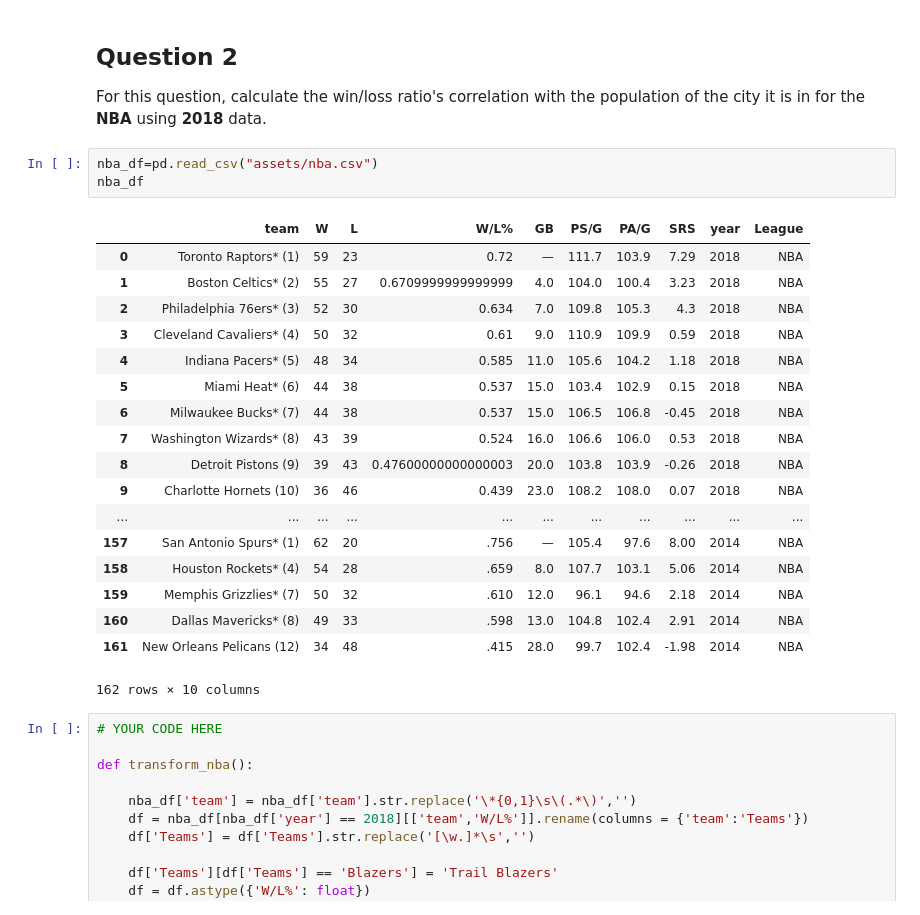
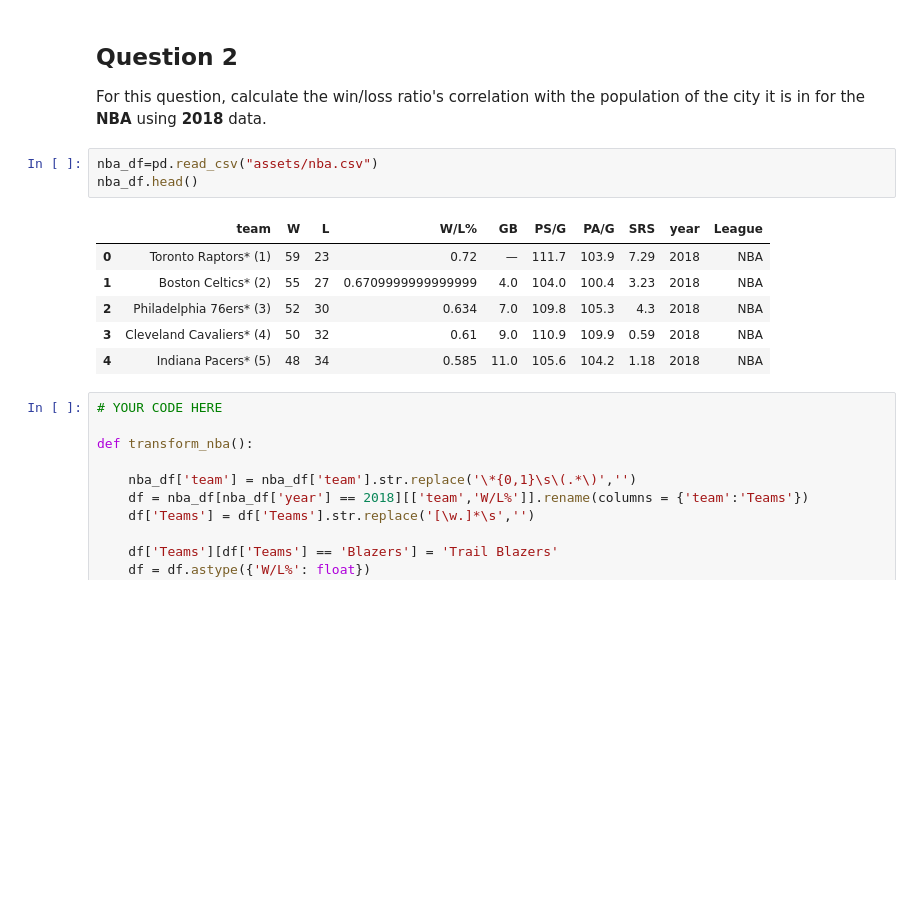
Before and after one commit to eldor-fozilov/applied-data-science-with-python, a Jupyter notebook: Introduction to Data Science with Python/assignments/assignment4/assignment4.ipynb, the cells around one changed output. Cells and saved outputs as stored; diff of their text form; blank space fills up the shorter version.

```diff
--- a/Introduction to Data Science with Python/assignments/assignment4/assignment4.ipynb
+++ b/Introduction to Data Science with Python/assignments/assignment4/assignment4.ipynb
@@ -132,26 +109,14 @@ nhl_correlation()
 For this question, calculate the win/loss ratio's correlation with the population of the city it is in for the **NBA** using **2018** data.
 # %%
 nba_df=pd.read_csv("assets/nba.csv")
-nba_df
+nba_df.head()
 # %% [output]
 |  | team | W | L | W/L% | GB | PS/G | PA/G | SRS | year | League |
 | 0 | Toronto Raptors* (1) | 59 | 23 | 0.72 | — | 111.7 | 103.9 | 7.29 | 2018 | NBA |
 | 1 | Boston Celtics* (2) | 55 | 27 | 0.6709999999999999 | 4.0 | 104.0 | 100.4 | 3.23 | 2018 | NBA |
 | 2 | Philadelphia 76ers* (3) | 52 | 30 | 0.634 | 7.0 | 109.8 | 105.3 | 4.3 | 2018 | NBA |
 | 3 | Cleveland Cavaliers* (4) | 50 | 32 | 0.61 | 9.0 | 110.9 | 109.9 | 0.59 | 2018 | NBA |
 | 4 | Indiana Pacers* (5) | 48 | 34 | 0.585 | 11.0 | 105.6 | 104.2 | 1.18 | 2018 | NBA |
-| 5 | Miami Heat* (6) | 44 | 38 | 0.537 | 15.0 | 103.4 | 102.9 | 0.15 | 2018 | NBA |
-| 6 | Milwaukee Bucks* (7) | 44 | 38 | 0.537 | 15.0 | 106.5 | 106.8 | -0.45 | 2018 | NBA |
-| 7 | Washington Wizards* (8) | 43 | 39 | 0.524 | 16.0 | 106.6 | 106.0 | 0.53 | 2018 | NBA |
-| 8 | Detroit Pistons (9) | 39 | 43 | 0.47600000000000003 | 20.0 | 103.8 | 103.9 | -0.26 | 2018 | NBA |
-| 9 | Charlotte Hornets (10) | 36 | 46 | 0.439 | 23.0 | 108.2 | 108.0 | 0.07 | 2018 | NBA |
-| ... | ... | ... | ... | ... | ... | ... | ... | ... | ... | ... |
-| 157 | San Antonio Spurs* (1) | 62 | 20 | .756 | — | 105.4 | 97.6 | 8.00 | 2014 | NBA |
-| 158 | Houston Rockets* (4) | 54 | 28 | .659 | 8.0 | 107.7 | 103.1 | 5.06 | 2014 | NBA |
-| 159 | Memphis Grizzlies* (7) | 50 | 32 | .610 | 12.0 | 96.1 | 94.6 | 2.18 | 2014 | NBA |
-| 160 | Dallas Mavericks* (8) | 49 | 33 | .598 | 13.0 | 104.8 | 102.4 | 2.91 | 2014 | NBA |
-| 161 | New Orleans Pelicans (12) | 34 | 48 | .415 | 28.0 | 99.7 | 102.4 | -1.98 | 2014 | NBA |
-162 rows × 10 columns
 # %%
 # YOUR CODE HERE
 
```
Also changed, not shown: parts of 4 cells of this notebook, 2 other files.
